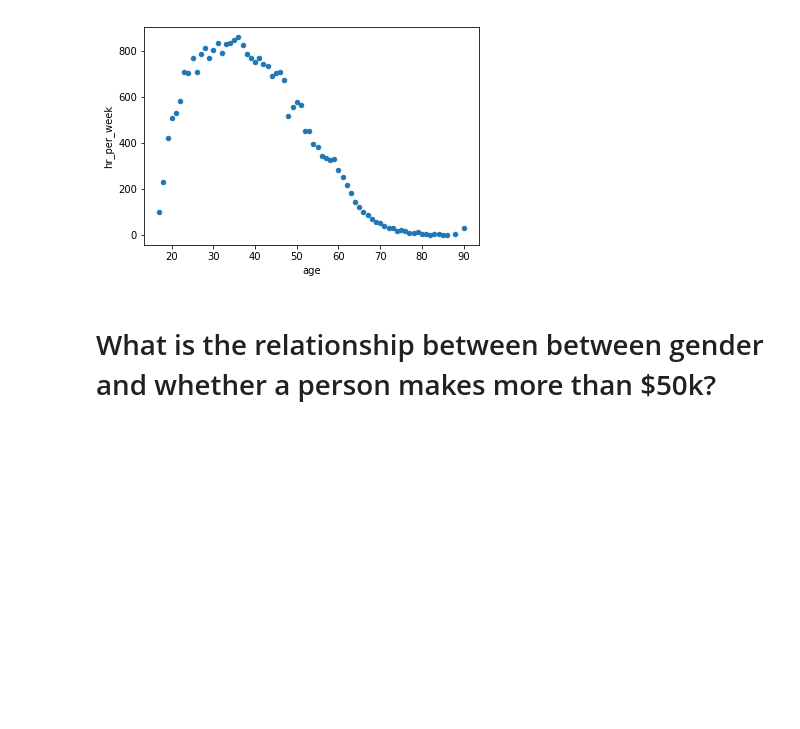
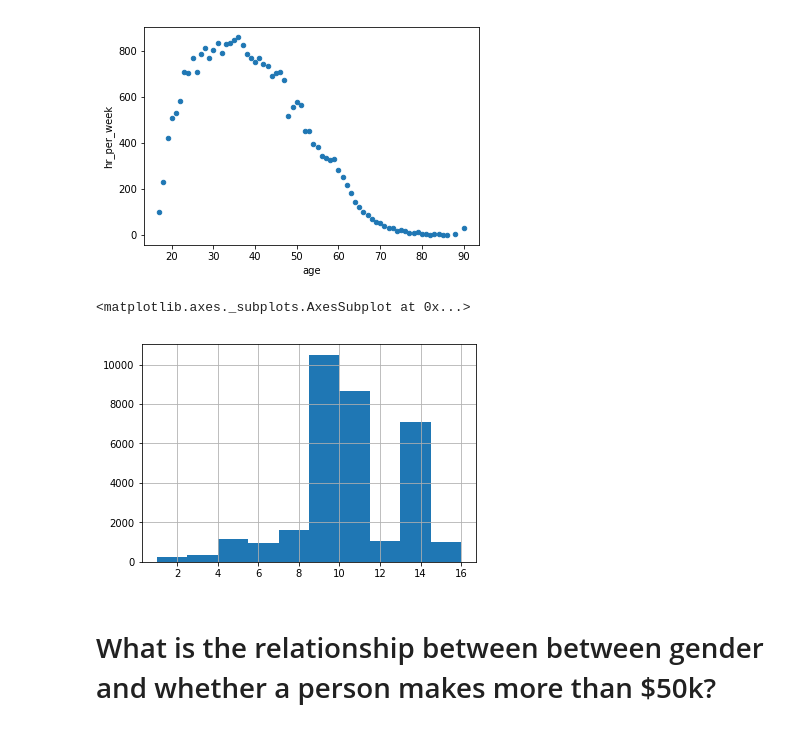
Before and after one commit to spa542/COSC311, a Jupyter notebook: Lab3/Lab3.ipynb, the cells around one changed output. Cells and saved outputs as stored; diff of their text form; code cells hidden in the pictures; blank space fills up the shorter version.

```diff
--- a/Lab3/Lab3.ipynb
+++ b/Lab3/Lab3.ipynb
@@ -172,7 +172,12 @@ scatter_data[scatter_data['hr_per_week'] > 25].groupby(by='age').count().reset_i
 # %%
 # 4.d
 # Plotting a histogram of a quantity that varies across the x-axis domain, but where we would like to
 # consider a general distribution
+ed_data = adult_data[['education-num', 'hr_per_week']]
+ed_data['education-num'].hist()
+# %% [output]
+<matplotlib.axes._subplots.AxesSubplot at 0x...>
+[figure, added]
 # %% [markdown]
 # What is the relationship between between gender and whether a person makes more than $50k?
 # %%
```
Also changed, not shown: parts of 8 cells of this notebook.
